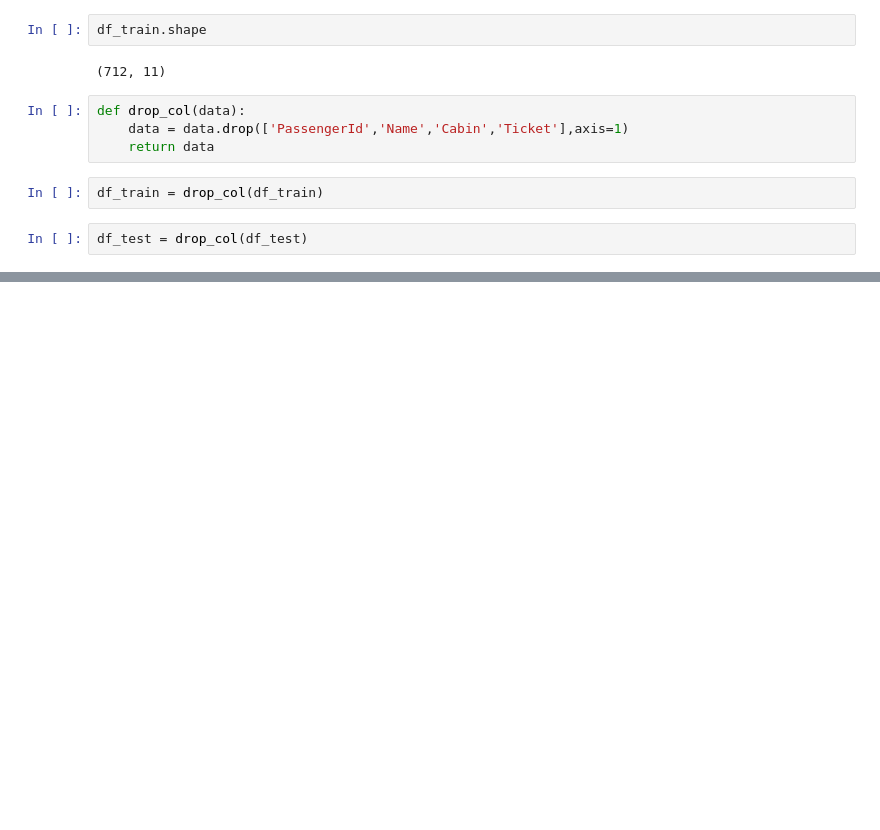
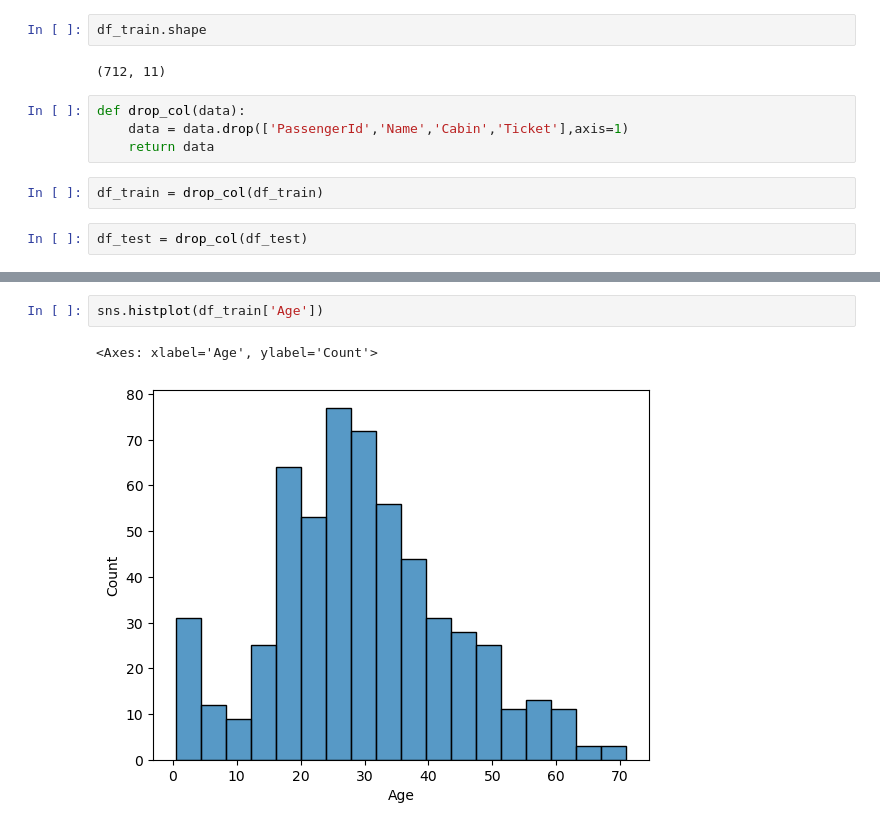
Before and after one commit to Abdelrahmanelfeky987/Dokcer-Image-for-Titanic-Classification, a Jupyter notebook: classification.ipynb, the cells around one changed output, grey strips where cells are left out. Cells and saved outputs as stored; diff of their text form; blank space fills up the shorter version.

```diff
--- a/classification.ipynb
+++ b/classification.ipynb
@@ -102,0 +109,5 @@ df_train.describe()
+# %%
+sns.histplot(df_train['Age'])
+# %% [output]
+<Axes: xlabel='Age', ylabel='Count'>
+[figure, added]
```
Also changed, not shown: parts of 6 cells of this notebook.
